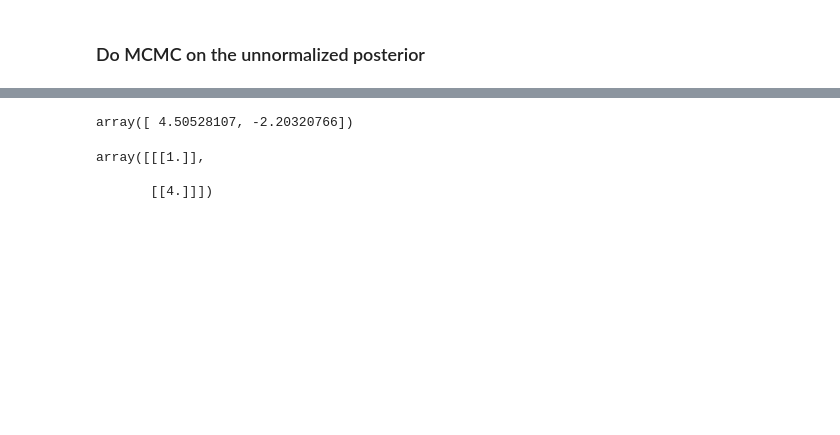
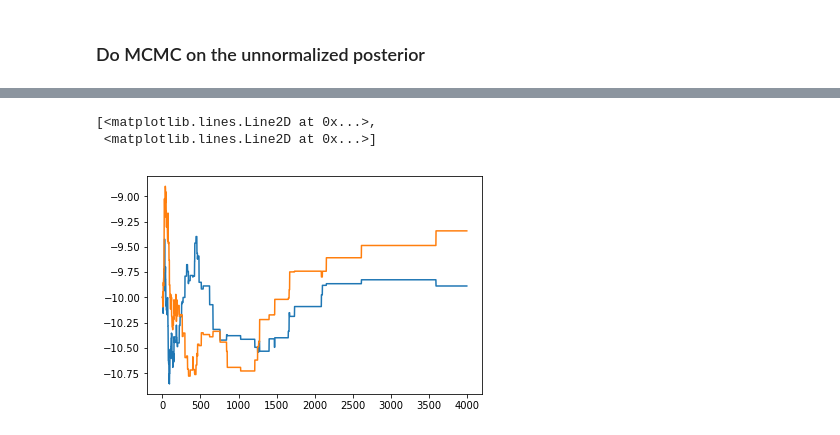
Before and after one commit to anhnguyendepocen/bayes_comp, a Jupyter notebook: notebook/Gaussian Mixture Model.ipynb, the cells around one changed output, grey strips where cells are left out. Cells and saved outputs as stored; diff of their text form; code cells hidden in the pictures; blank space fills up the shorter version.

```diff
--- a/notebook/Gaussian Mixture Model.ipynb
+++ b/notebook/Gaussian Mixture Model.ipynb
@@ -235,8 +221,9 @@ def random_move(theta, lamda = 0.05):
         delta_mu = lamda*mvn.rvs(mean=np.zeros(D))
         mus[k] += delta_mu
 
-        delta_sigma = lamda*wishart.rvs(df = 5., scale = sigmas[k]/5.)
-        sigmas[k] += delta_sigma
+        sigmas[k] = invwishart.rvs(df = 600., scale = 600*sigmas[k])
+        #sigmas[k] += delta_sigma
+        #sigmas[k]  = np.exp(np.log(sigmas[k]) + 2*lamda*np.random.normal())
 
         delta_pis = lamda*dirichlet.rvs(np.ones(K)/K).flatten()
         pis += delta_pis
@@ -255,18 +242,21 @@ def MH_sampling(func,theta0, n = 1000, lamda= 0.05):
         cur_func_value = func(cur_theta)
         #Proposal distribution
         new_theta = random_move(cur_theta,lamda)
-        print new_theta[1]
+
         new_func_value = func(new_theta)
-        print new_func_value
+
         #decide whether to accept or reject
         accept_threshold = np.exp(new_func_value-cur_func_value)
-        print accept_threshold
+
         random_num = np.random.rand()
         if random_num < accept_threshold: #equivalent to the above
             samples.append(new_theta)
             cur_theta = new_theta
             accept_num += 1
+            print 'accept'
         else:
             samples.append(cur_theta)
 
+        if i%10 == 0: print i
+
     return (samples), 1.0*accept_num/n
@@ -298,7 +263,12 @@ print pis_true
+# %%
+sigmas = np.array([np.eye(D), np.eye(D),np.eye(D),np.eye(D)])
+mus = np.array([np.array([10., 10.]), np.array([-10., -10.]),np.array([5., 10.]), np.array([-10., -5.])])
+pis = np.array([0.25, 0.25,0.25, 0.25])
+theta0 = [mus, sigmas, pis]
 # %%
 from IPython.display import clear_output
 # %%
-posterior_samples, success_rate = MH_sampling(log_posterior_data, theta0, n = 200, lamda = 0.1)
+posterior_samples, success_rate = MH_sampling(log_posterior_data, theta0, n = 4000, lamda = 0.1)
 clear_output()
 print success_rate
 # %% [output]
@@ -331,10 +316,6 @@ for sample in posterior_samples:
 # %%
-np.mean(np.array(samples_mus), axis=0)
+plt.plot(np.array(samples_mus)[:,1])
 # %% [output]
-array([ 4.50528107, -2.20320766])
+[<matplotlib.lines.Line2D at 0x...>,
+ <matplotlib.lines.Line2D at 0x...>]
+[figure, added]
-# %%
-np.mean(np.array(samples_sigmas), axis=0)
-# %% [output]
-array([[[1.]],
-
-       [[4.]]])
```
Also changed, not shown: parts of 29 cells of this notebook, 2 other files.
